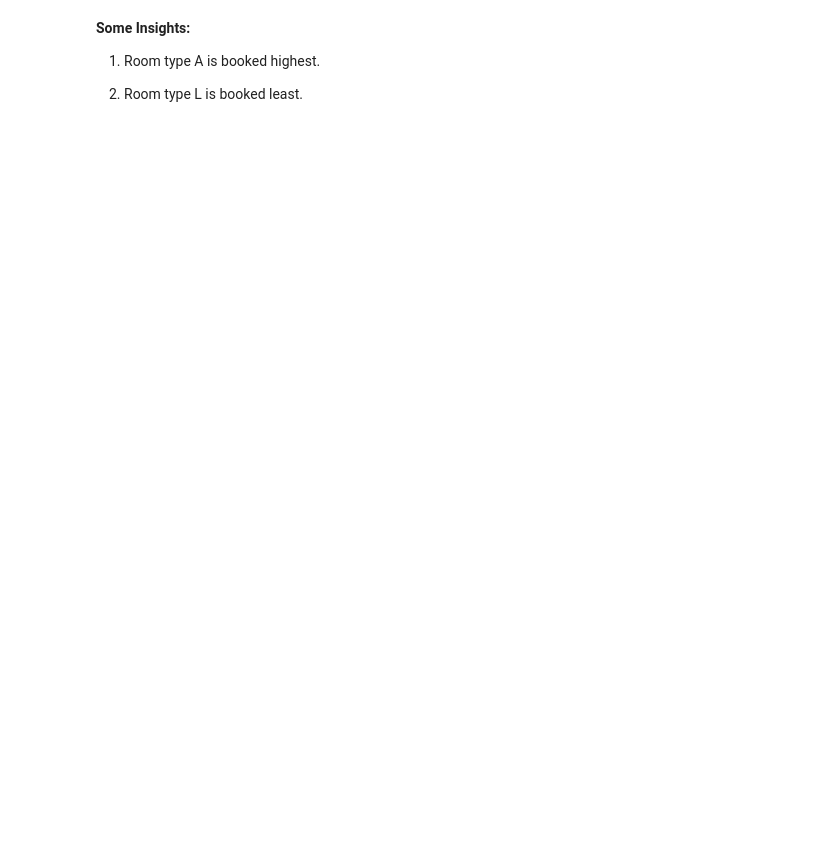
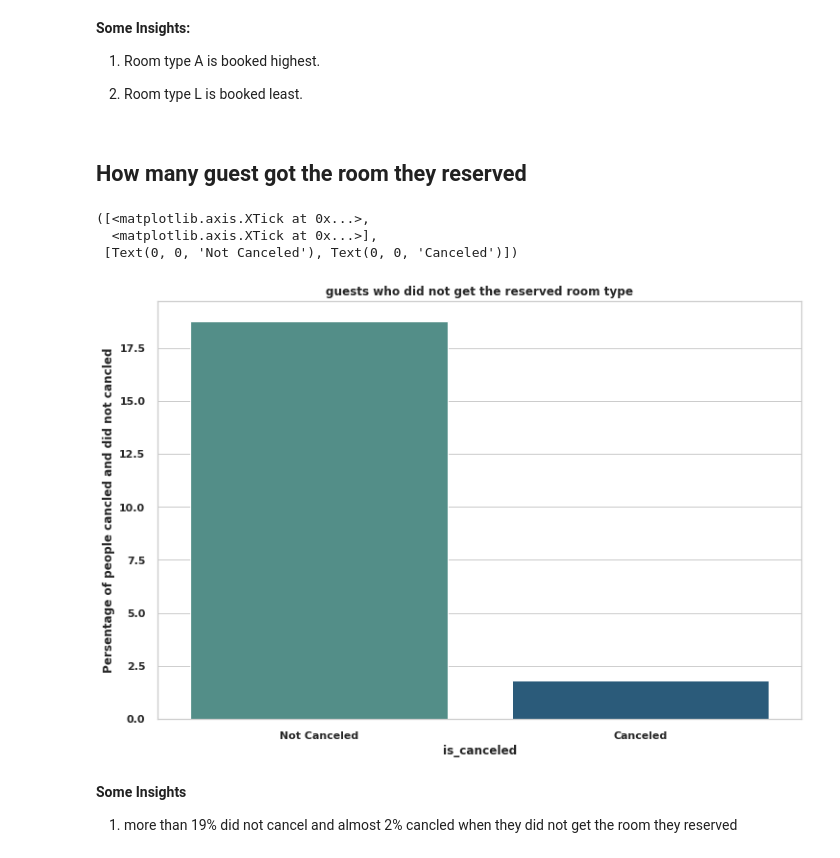
Before and after one commit to Samarjeet-singh-chhabra/EDA-Hotel-Booking-Analysis, a Jupyter notebook: Hotel_Booking_Analysis_Samarjeet_Singh_Chhabra.ipynb, the cells around one changed output. Drawn from its saved outputs; the diff is of its cells as text; code cells hidden in the pictures; blank space fills up the shorter version.

```diff
--- a/Hotel_Booking_Analysis_Samarjeet_Singh_Chhabra.ipynb
+++ b/Hotel_Booking_Analysis_Samarjeet_Singh_Chhabra.ipynb
@@ -449,3 +452,55 @@ sns.countplot(x=hotels_df_copy['reserved_room_type'])
 1) Room type A is booked highest.
 
 2) Room type L is booked least.
+# %% [markdown]
+## How many guest got the room they reserved
+# %%
+# Function to return 1 if reserved room was alloted on check in or not, else 0 is returned.
+def same_room_alloted(x):
+  '''functions tells if the room they wanted was given or not'''
+
+  if x['reserved_room_type'] != x['assigned_room_type']:
+    return 1
+  else:
+    return 0
+
+
+# adding a new column hotels_df_copy which tells the room type rreserved was given or not
+
+hotels_df_copy['Same_room_alloted']=hotels_df_copy.apply(lambda x: same_room_alloted(x),axis=1)
+
+#groupby with "is canceled"
+groupby_bookcanceled_df=hotels_df_copy.groupby('is_canceled')
+
+# create DF and calculate  percentage of same room alloted  or not
+Same_room_alloted_or_not_df=pd.DataFrame(groupby_bookcanceled_df['Same_room_alloted'].sum()*100/groupby_bookcanceled_df.size()).rename(columns={0:"percentage"})
+Same_room_alloted_or_not_df
+
+#Setting figure size and plotting the graph
+plt.figure(figsize=(12,8))
+
+# Adding some styling to it.
+sns.set(style="whitegrid", color_codes=True)
+
+titanic = sns.load_dataset("titanic")
+data = titanic.groupby("deck").size()  # data underlying bar plot in question
+
+pal = sns.color_palette("crest_r", len(data))
+rank = data.argsort().argsort()
+
+sns.barplot(x=Same_room_alloted_or_not_df.index,y=Same_room_alloted_or_not_df['percentage'], palette=np.array(pal[::-1])[rank])
+
+# set labels
+plt.title('guests who did not get the reserved room type')
+plt.xlabel('is_canceled')
+plt.ylabel('Persentage of people cancled and did not cancled')
+plt.xticks([0,1],['Not Canceled','Canceled'])
+# %% [output]
+([<matplotlib.axis.XTick at 0x...>,
+  <matplotlib.axis.XTick at 0x...>],
+ [Text(0, 0, 'Not Canceled'), Text(0, 0, 'Canceled')])
+[figure, added]
+# %% [markdown]
+**Some Insights**
+
+1) more than 19% did not cancel and almost 2% cancled when they did not get the room they reserved
```
Also changed, not shown: parts of 1 cell of this notebook.
